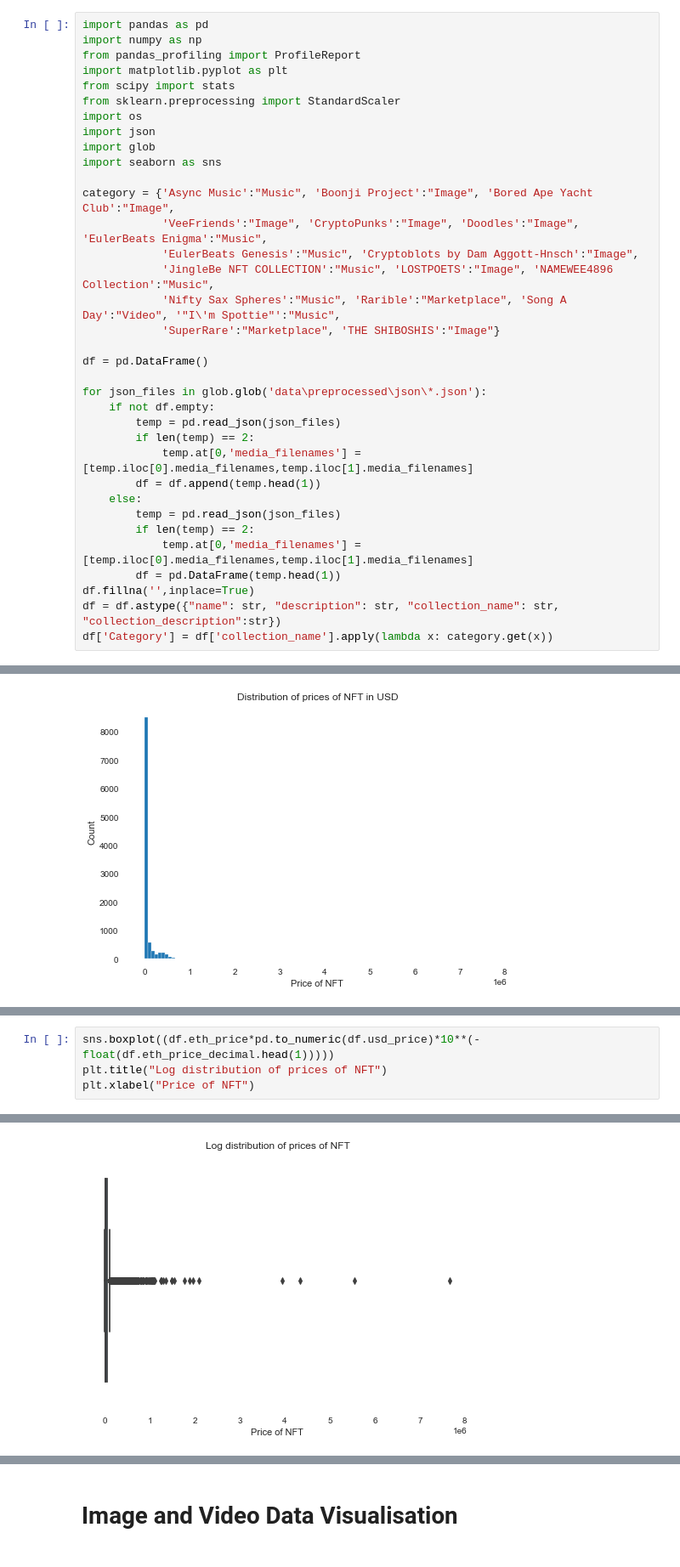
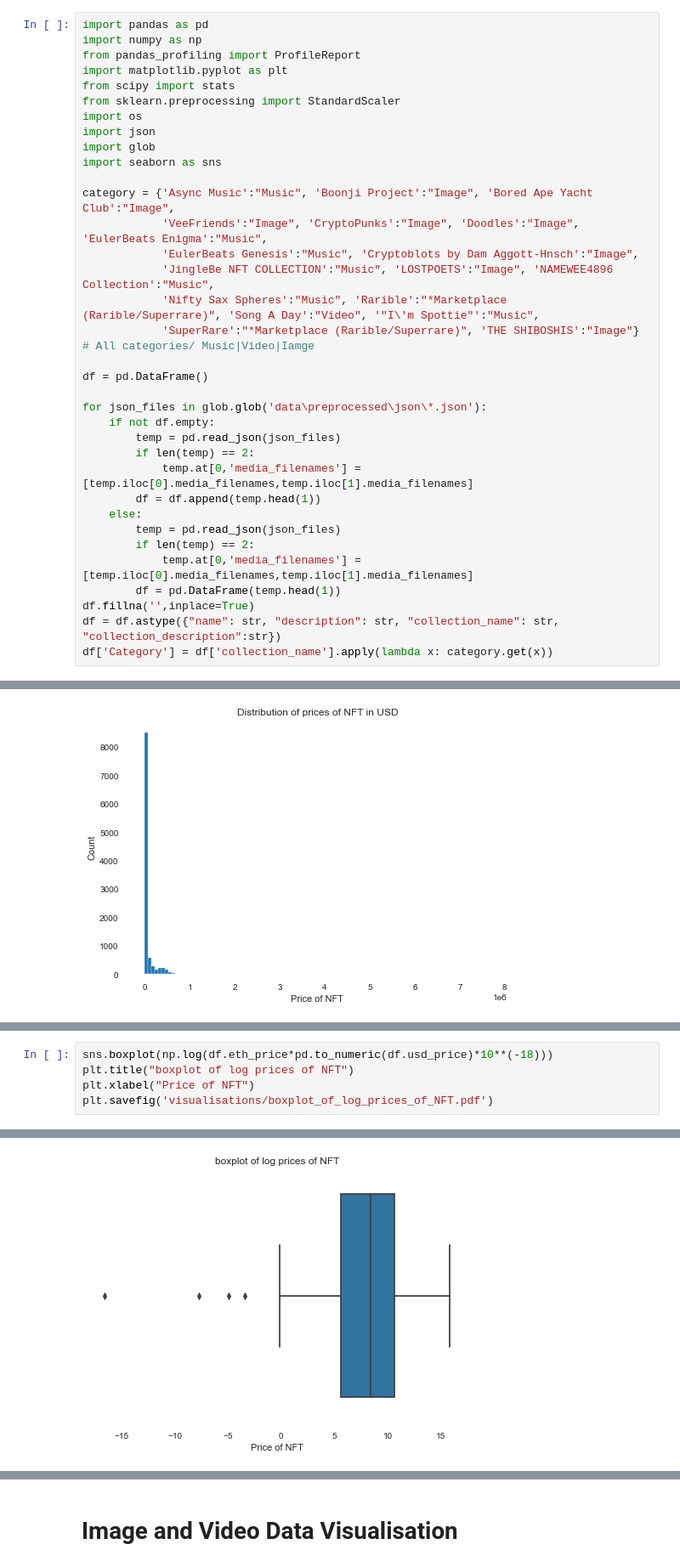
Before and after one commit to Cawinchan/opensea_data_extractor, a Jupyter notebook: data_visualisation.ipynb, the cells around one changed output, grey strips where cells are left out. Shown at 85% size. Saved outputs shown, nothing was run; the diff lists cells and outputs as text.

```diff
--- a/data_visualisation.ipynb
+++ b/data_visualisation.ipynb
@@ -14,8 +14,9 @@ category = {'Async Music':"Music", 'Boonji Project':"Image", 'Bored Ape Yacht Cl
             'VeeFriends':"Image", 'CryptoPunks':"Image", 'Doodles':"Image", 'EulerBeats Enigma':"Music",
             'EulerBeats Genesis':"Music", 'Cryptoblots by Dam Aggott-Hnsch':"Image",
             'JingleBe NFT COLLECTION':"Music", 'LOSTPOETS':"Image", 'NAMEWEE4896 Collection':"Music",
-            'Nifty Sax Spheres':"Music", 'Rarible':"Marketplace", 'Song A Day':"Video", '"I\'m Spottie"':"Music",
-            'SuperRare':"Marketplace", 'THE SHIBOSHIS':"Image"}
+            'Nifty Sax Spheres':"Music", 'Rarible':"*Marketplace (Rarible/Superrare)", 'Song A Day':"Video", '"I\'m Spottie"':"Music",
+            'SuperRare':"*Marketplace (Rarible/Superrare)", 'THE SHIBOSHIS':"Image"}
+# All categories/ Music|Video|Iamge
 
 df = pd.DataFrame()
 
@@ -141,5 +149,6 @@ Text(0.5, 0, 'Price of NFT')
 # %%
-sns.boxplot((df.eth_price*pd.to_numeric(df.usd_price)*10**(-float(df.eth_price_decimal.head(1)))))
-plt.title("Log distribution of prices of NFT")
+sns.boxplot(np.log(df.eth_price*pd.to_numeric(df.usd_price)*10**(-18)))
+plt.title("boxplot of log prices of NFT")
 plt.xlabel("Price of NFT")
+plt.savefig('visualisations/boxplot_of_log_prices_of_NFT.pdf')
 # %% [output]
@@ -147 +155 @@ Text(0.5, 0, 'Price of NFT')
-[figure, old version]
+[figure, new version]
```
Also changed, not shown: parts of 16 cells of this notebook, 23 other files.
